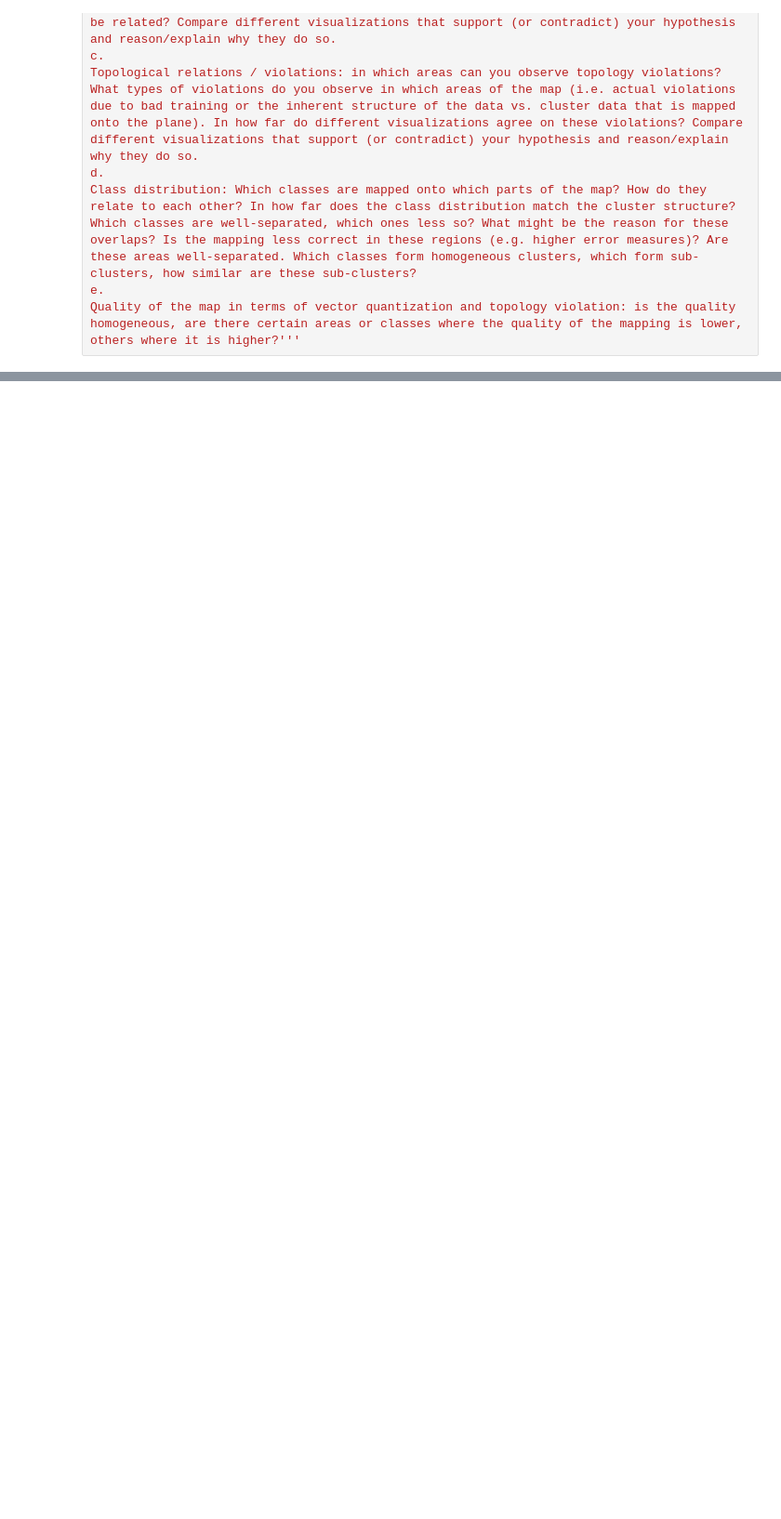
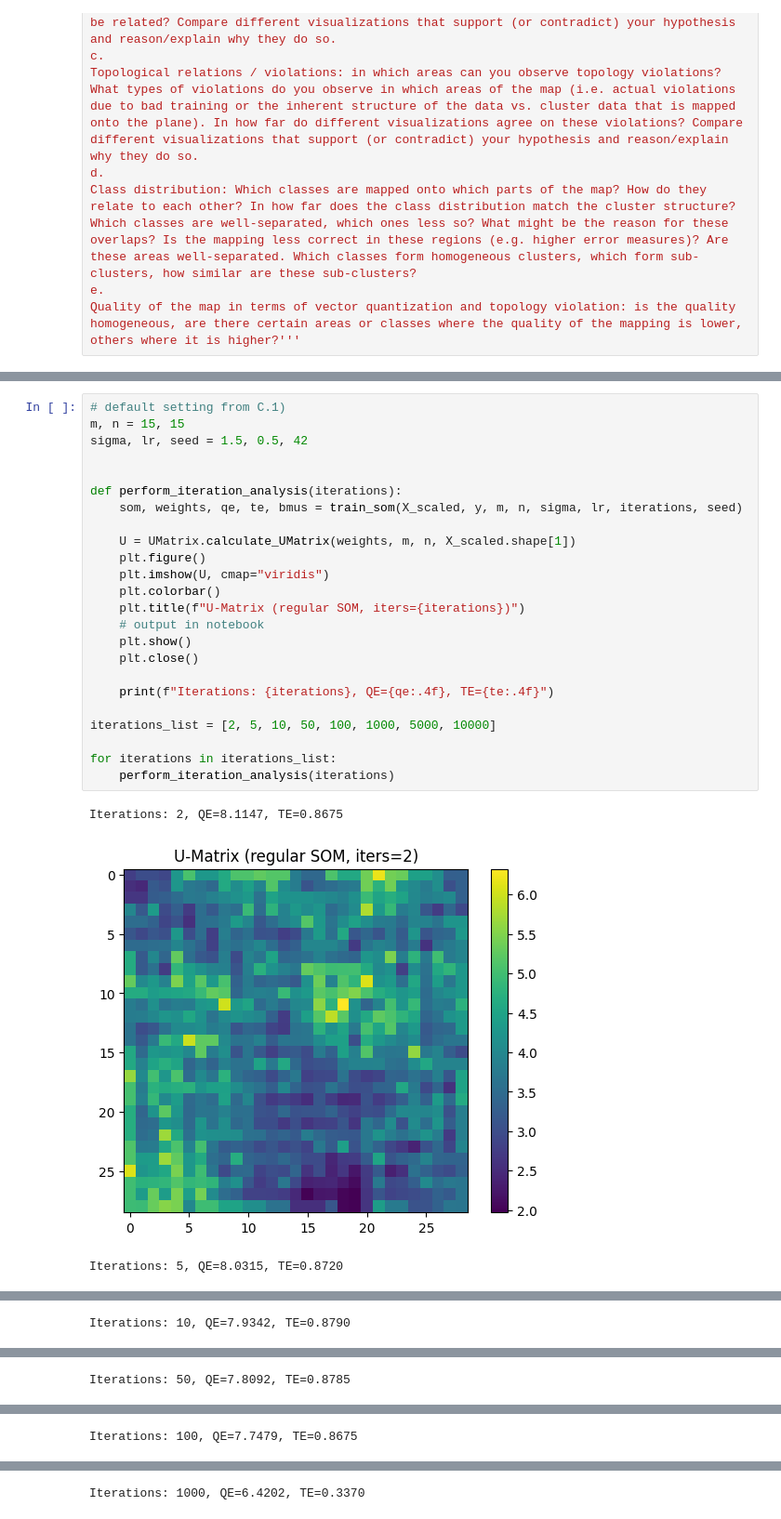
Before and after one commit to Balineisenbart/Group1_SOS, a Jupyter notebook: Assignment3_SOM/provenance_documentation/notebook.ipynb, the cells around one changed output, grey strips where cells are left out. Shown at 93% size. Drawn from its saved outputs; the diff is of its cells as text; blank space fills up the shorter version.

```diff
--- a/Assignment3_SOM/provenance_documentation/notebook.ipynb
+++ b/Assignment3_SOM/provenance_documentation/notebook.ipynb
@@ -819,0 +832,28 @@ Quality of the map in terms of vector quantization and topology violation: is th
+# %%
+# default setting from C.1)
+m, n = 15, 15
+sigma, lr, seed = 1.5, 0.5, 42
+
+
+def perform_iteration_analysis(iterations):
+	som, weights, qe, te, bmus = train_som(X_scaled, y, m, n, sigma, lr, iterations, seed)
+
+	U = UMatrix.calculate_UMatrix(weights, m, n, X_scaled.shape[1])
+	plt.figure()
+	plt.imshow(U, cmap="viridis")
+	plt.colorbar()
+	plt.title(f"U-Matrix (regular SOM, iters={iterations})")
+	# output in notebook
+	plt.show()
+	plt.close()
+
+	print(f"Iterations: {iterations}, QE={qe:.4f}, TE={te:.4f}")
+
+iterations_list = [2, 5, 10, 50, 100, 1000, 5000, 10000]
+
+for iterations in iterations_list:
+	perform_iteration_analysis(iterations)
+# %% [output]
+Iterations: 2, QE=8.1147, TE=0.8675
+[figure, added]
+Iterations: 5, QE=8.0315, TE=0.8720
@@ -819,0 +861 @@ Quality of the map in terms of vector quantization and topology violation: is th
+Iterations: 10, QE=7.9342, TE=0.8790
@@ -819,0 +863 @@ Quality of the map in terms of vector quantization and topology violation: is th
+Iterations: 50, QE=7.8092, TE=0.8785
@@ -819,0 +865 @@ Quality of the map in terms of vector quantization and topology violation: is th
+Iterations: 100, QE=7.7479, TE=0.8675
@@ -819,0 +867 @@ Quality of the map in terms of vector quantization and topology violation: is th
+Iterations: 1000, QE=6.4202, TE=0.3370
```
Also changed, not shown: parts of 6 cells of this notebook, 1 other file.
